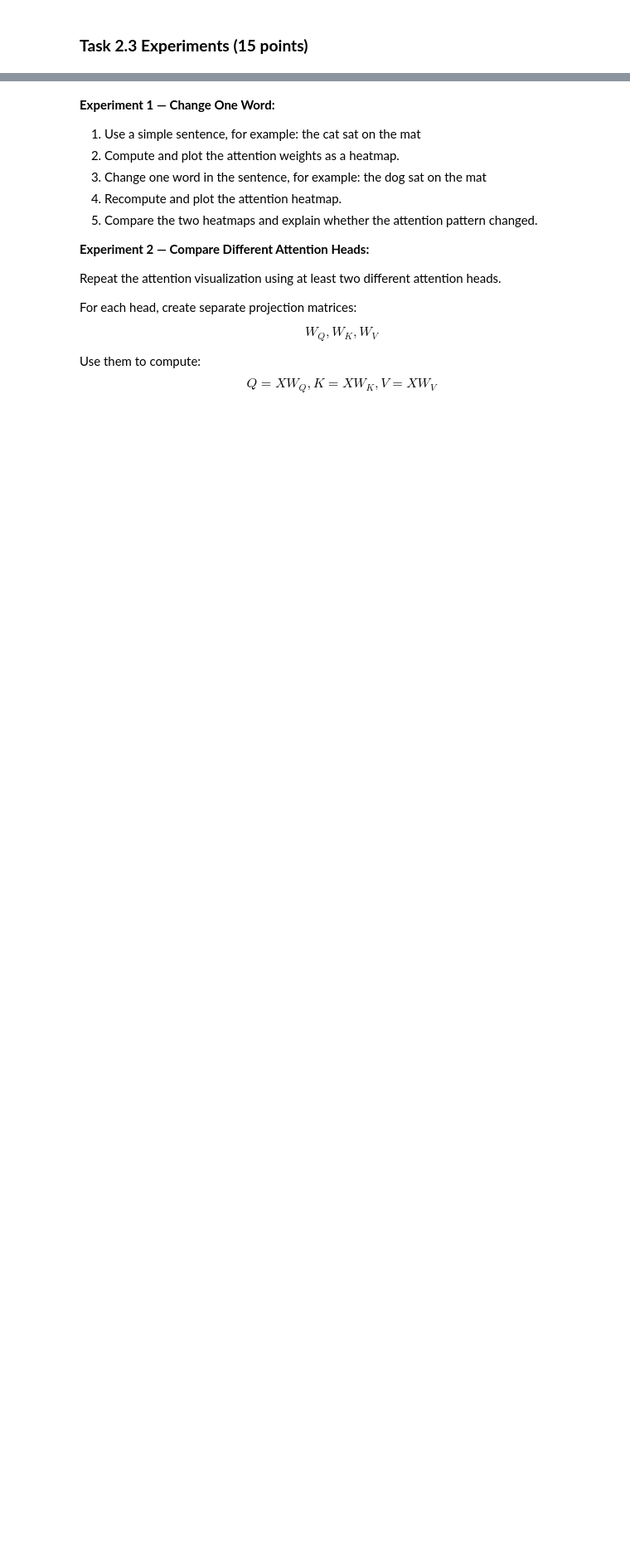
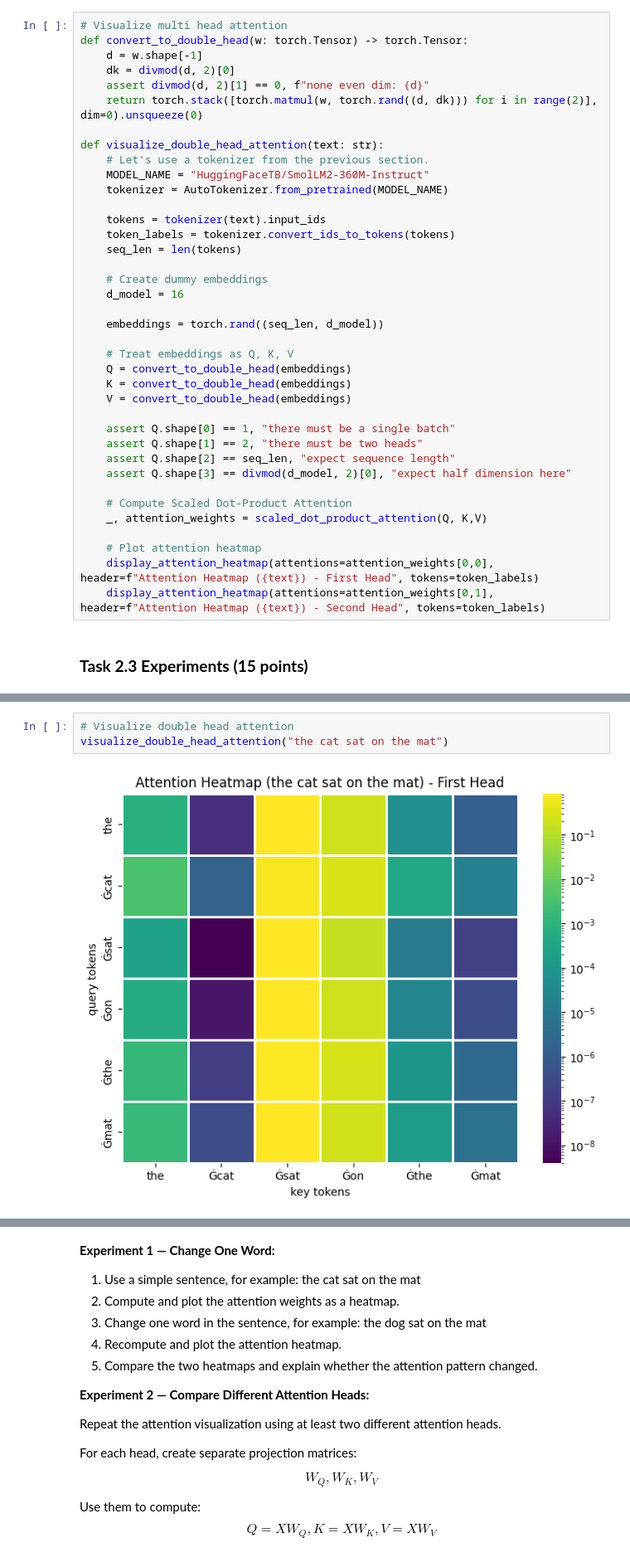
Before and after one commit to yaronwinter/Nebius, a Jupyter notebook: weeks/week6/llm/llm_week_6.ipynb, the cells around one changed output, grey strips where cells are left out. Shown at 83% size. Cells and saved outputs as stored; diff of their text form; blank space fills up the shorter version.

```diff
--- a/weeks/week6/llm/llm_week_6.ipynb
+++ b/weeks/week6/llm/llm_week_6.ipynb
@@ -1109,2 +1104,40 @@ plt.show()
+# %%
+# Visualize multi head attention
+def convert_to_double_head(w: torch.Tensor) -> torch.Tensor:
+    d = w.shape[-1]
+    dk = divmod(d, 2)[0]
+    assert divmod(d, 2)[1] == 0, f"none even dim: {d}"
+    return torch.stack([torch.matmul(w, torch.rand((d, dk))) for i in range(2)], dim=0).unsqueeze(0)
+
+def visualize_double_head_attention(text: str):
+    # Let's use a tokenizer from the previous section.
+    MODEL_NAME = "HuggingFaceTB/SmolLM2-360M-Instruct"
+    tokenizer = AutoTokenizer.from_pretrained(MODEL_NAME)
+
+    tokens = tokenizer(text).input_ids
+    token_labels = tokenizer.convert_ids_to_tokens(tokens)
+    seq_len = len(tokens)
+
+    # Create dummy embeddings
+    d_model = 16
+
+    embeddings = torch.rand((seq_len, d_model))
+
+    # Treat embeddings as Q, K, V
+    Q = convert_to_double_head(embeddings)
+    K = convert_to_double_head(embeddings)
+    V = convert_to_double_head(embeddings)
+
+    assert Q.shape[0] == 1, "there must be a single batch"
+    assert Q.shape[1] == 2, "there must be two heads"
+    assert Q.shape[2] == seq_len, "expect sequence length"
+    assert Q.shape[3] == divmod(d_model, 2)[0], "expect half dimension here"
+
+    # Compute Scaled Dot-Product Attention
+    _, attention_weights = scaled_dot_product_attention(Q, K,V)
+
+    # Plot attention heatmap
+    display_attention_heatmap(attentions=attention_weights[0,0], header=f"Attention Heatmap ({text}) - First Head", tokens=token_labels)
+    display_attention_heatmap(attentions=attention_weights[0,1], header=f"Attention Heatmap ({text}) - Second Head", tokens=token_labels)
 # %% [markdown]
 ### **Task 2.3 Experiments (15 points)**
@@ -1110,0 +1152,5 @@ plt.show()
+# %%
+# Visualize double head attention
+visualize_double_head_attention("the cat sat on the mat")
+# %% [output]
+[figure, added]
```
Also changed, not shown: parts of 16 cells of this notebook.
